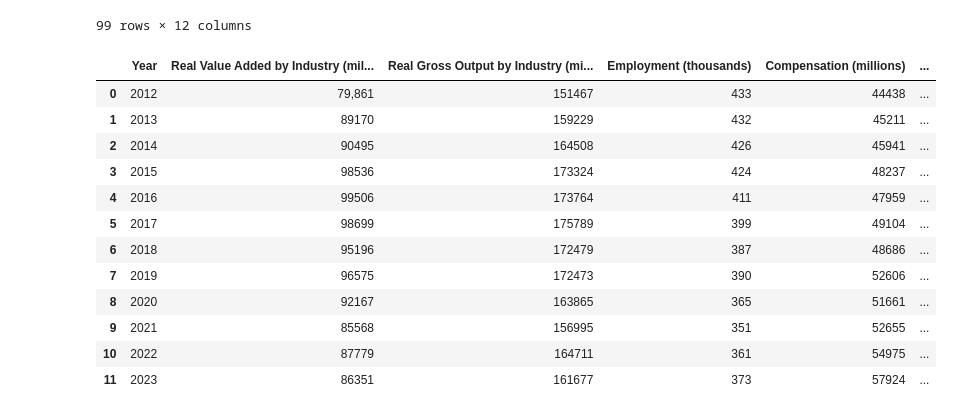
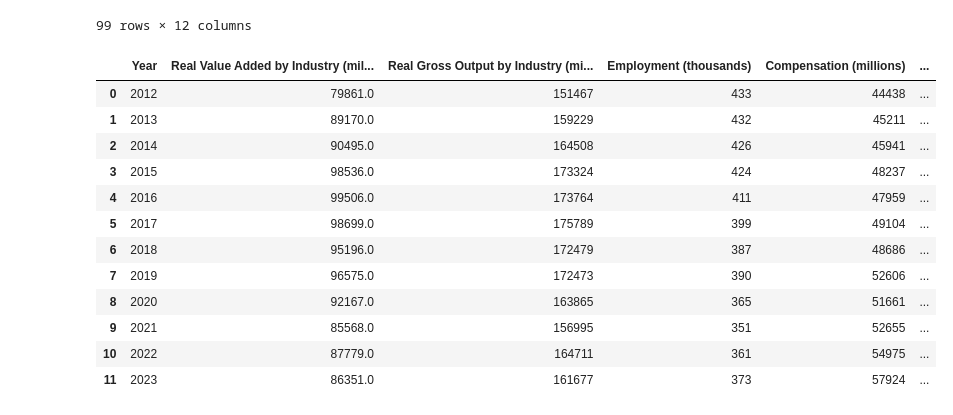
Before and after one commit to amishmish/cdc2025, a Jupyter notebook: Plot_Perry.ipynb, the cells around one changed output. Drawn from its saved outputs; the diff is of its cells as text; code cells hidden in the pictures.

```diff
--- a/Plot_Perry.ipynb
+++ b/Plot_Perry.ipynb
@@ -101,23 +161,23 @@ df_finished_rvbi.drop(columns=[df_finished_rvbi.columns[0]])
 | 98 | 33 | 80 | 95 | 104 | 105 | 286 | 190 | 362 | 984 | 1232 | 1939 | ... |
 99 rows × 12 columns
 # %%
-private["Proportion_Increase"] = private["Real Gross Output by Industry (millions)"].pct_change()
+private["Proportion_Increase"] = gov["Real Gross Output by Industry (millions)"].pct_change()
 
 private
 # %% [output]
 |  | Year | Real Value Added by Industry (mil... | Real Gross Output by Industry (mi... | Employment (thousands) | Compensation (millions) | ... |
-| 0 | 2012 | 79,861 | 151467 | 433 | 44438 | ... |
-| 1 | 2013 | 89170 | 159229 | 432 | 45211 | ... |
-| 2 | 2014 | 90495 | 164508 | 426 | 45941 | ... |
-| 3 | 2015 | 98536 | 173324 | 424 | 48237 | ... |
-| 4 | 2016 | 99506 | 173764 | 411 | 47959 | ... |
-| 5 | 2017 | 98699 | 175789 | 399 | 49104 | ... |
-| 6 | 2018 | 95196 | 172479 | 387 | 48686 | ... |
-| 7 | 2019 | 96575 | 172473 | 390 | 52606 | ... |
-| 8 | 2020 | 92167 | 163865 | 365 | 51661 | ... |
-| 9 | 2021 | 85568 | 156995 | 351 | 52655 | ... |
-| 10 | 2022 | 87779 | 164711 | 361 | 54975 | ... |
-| 11 | 2023 | 86351 | 161677 | 373 | 57924 | ... |
+| 0 | 2012 | 79861.0 | 151467 | 433 | 44438 | ... |
+| 1 | 2013 | 89170.0 | 159229 | 432 | 45211 | ... |
+| 2 | 2014 | 90495.0 | 164508 | 426 | 45941 | ... |
+| 3 | 2015 | 98536.0 | 173324 | 424 | 48237 | ... |
+| 4 | 2016 | 99506.0 | 173764 | 411 | 47959 | ... |
+| 5 | 2017 | 98699.0 | 175789 | 399 | 49104 | ... |
+| 6 | 2018 | 95196.0 | 172479 | 387 | 48686 | ... |
+| 7 | 2019 | 96575.0 | 172473 | 390 | 52606 | ... |
+| 8 | 2020 | 92167.0 | 163865 | 365 | 51661 | ... |
+| 9 | 2021 | 85568.0 | 156995 | 351 | 52655 | ... |
+| 10 | 2022 | 87779.0 | 164711 | 361 | 54975 | ... |
+| 11 | 2023 | 86351.0 | 161677 | 373 | 57924 | ... |
 # %%
 import numpy as np
 import seaborn as sns
```
Also changed, not shown: parts of 7 cells of this notebook.
